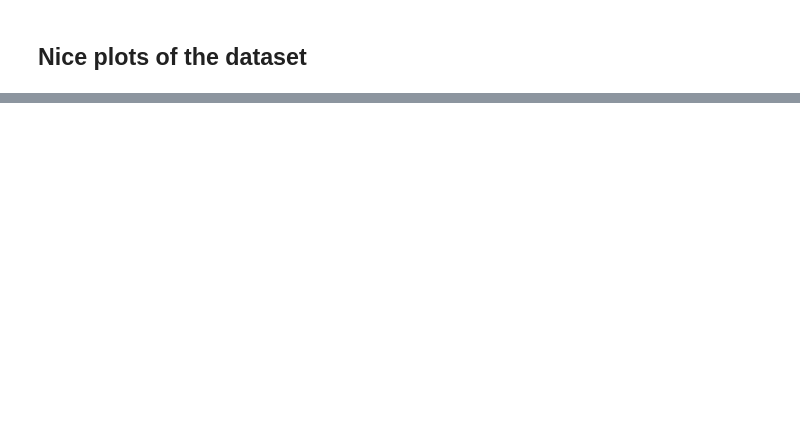
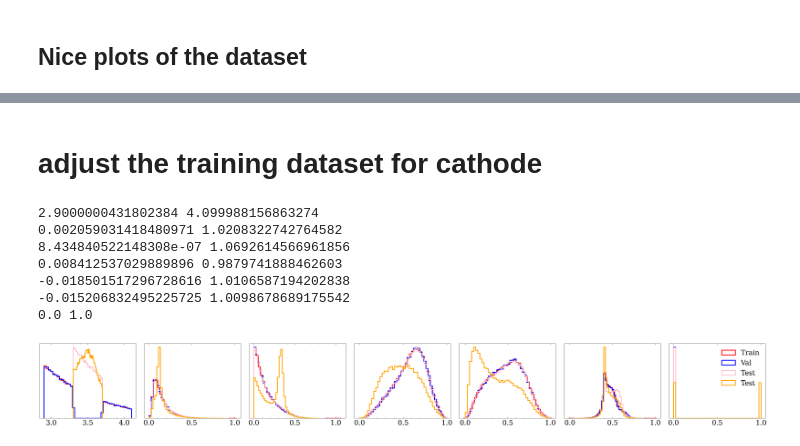
Before and after one commit to rmastand/FETA, a Jupyter notebook: generate_dataset_and_preprocess.ipynb, the cells around one changed output, grey strips where cells are left out. Drawn from its saved outputs; the diff is of its cells as text; code cells hidden in the pictures; blank space fills up the shorter version.

```diff
--- a/generate_dataset_and_preprocess.ipynb
+++ b/generate_dataset_and_preprocess.ipynb
@@ -261,7 +319,7 @@ pp = PdfPages(os.path.join("paper_plots", f"LHC_datasets.pdf"))
 
 
 labels = ["$m_{J_1}$", "$\Delta m_{JJ}$", "$\\tau^{21}_{J_1}$", "$\\tau^{21}_{J_2}$", "$\Delta R_{JJ}$", "$m_{JJ}$"]
-labels = ["l","$X_0$", "$X_1$", "$X_2$", "$X_3$", "$X_4$"]
+labels = ["l","$X_0$", "$X_1$", "$X_2$", "$X_3$", "$X_4$", "S"]
 w = 2
 
 fig, ax = plt.subplots(1, n_features, figsize = (6*n_features, 6))
@@ -272,9 +330,6 @@ t = ax[0].hist(pythia_bkg_w_inj[:n_plot,-1], bins = bins, density = True, label
 ax[0].set_xlabel("$M$", fontsize = 50)
 ax[0].set_ylabel("Normalized Density", fontsize = 30)
 ax[0].set_yticks([])
-
-
-
 
 
 
@@ -358,0 +413,73 @@ Making dataset directory at /global/home/users/rrmastandrea/CURTAINS_SALAD/LHCO_
+# %% [markdown]
+# adjust the training dataset for cathode
+# %%
+def prep_set_for_cathode(dset):
+
+    # rescale the non-mass features
+
+    dset[:,:-2] = minmaxscale(dset[:,:-2], col_minmax[:-1], lower = 0, upper  = 1.0)
+
+    cathode_dset = np.zeros(dset.shape)
+
+    cathode_dset[:,0] = dset[:,5] / 1000. # divide mass by 1000
+    cathode_dset[:,1] = dset[:,0]
+    cathode_dset[:,2] = dset[:,1]
+    cathode_dset[:,3] = dset[:,2]
+    cathode_dset[:,4] = dset[:,3]
+    cathode_dset[:,5] = dset[:,4]
+    cathode_dset[:,6] = dset[:,6]
+
+
+    return cathode_dset
+
+
+cathode_SB_data_train = prep_set_for_cathode(dat_train)
+cathode_SB_data_val = prep_set_for_cathode(dat_val)
+cathode_SR_data = prep_set_for_cathode(sr_pythia)
+
+n_val = 20
+cathode_SR_data_train = cathode_SR_data[:-n_val]
+cathode_SR_data_val = cathode_SR_data[-n_val:]
+
+
+sts_bkg = pythia_bkg_dict["sr"][:n_sts]
+sts_sig = pythia_sig_dict["sr"][:n_sts]
+
+all_test_data = np.vstack((sts_bkg, sts_sig))
+cathode_test_data = prep_set_for_cathode(all_test_data)
+
+fig, ax = plt.subplots(1, 7, figsize = (4*6, 3))
+
+
+for i in range(7):
+    ax[i].hist(cathode_SB_data_train[:,i], bins = 40, density = True, label = "Train", histtype = "step", color = "red", linewidth = w)
+    ax[i].hist(cathode_SB_data_val[:,i], bins = 40, density = True, label = "Val", histtype = "step", color = "blue", linewidth = w)
+    ax[i].hist(cathode_SR_data_train[:,i], bins = 40, density = True, label = "Test", histtype = "step", color = "pink", linewidth = w)
+    ax[i].hist(cathode_test_data[:,i], bins = 40, density = True, label = "Test", histtype = "step", color = "orange", linewidth = w)
+    print(np.min(cathode_SB_data_train[:,i]), np.max(cathode_SB_data_train[:,i]))
+
+    ax[i].set_yticks([])
+
+plt.tight_layout()
+plt.legend()
+
+
+fig.show()
+
+
+# save with labels for CATHODE
+np.save(os.path.join(data_dir, "outerdata_train.npy"), cathode_SB_data_train)
+np.save(os.path.join(data_dir, "outerdata_test.npy"), cathode_SB_data_val)
+
+np.save(os.path.join(data_dir, "innerdata_train.npy"), cathode_SR_data_train)
+np.save(os.path.join(data_dir, "innerdata_val.npy"), cathode_SR_data_val)
+np.save(os.path.join(data_dir, "innerdata_test.npy"), cathode_test_data)
+# %% [output]
+2.9000000431802384 4.099988156863274
+0.002059031418480971 1.0208322742764582
+8.434840522148308e-07 1.0692614566961856
+0.008412537029889896 0.9879741888462603
+-0.018501517296728616 1.0106587194202838
+-0.015206832495225725 1.0098678689175542
+0.0 1.0
+[figure, added]
```
Also changed, not shown: parts of 15 cells of this notebook.
